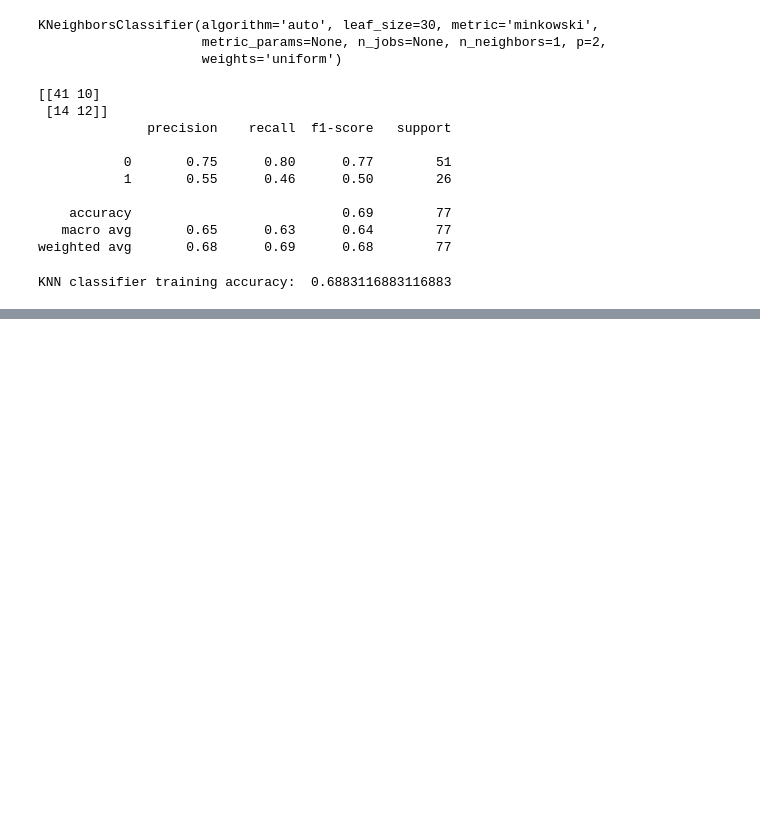
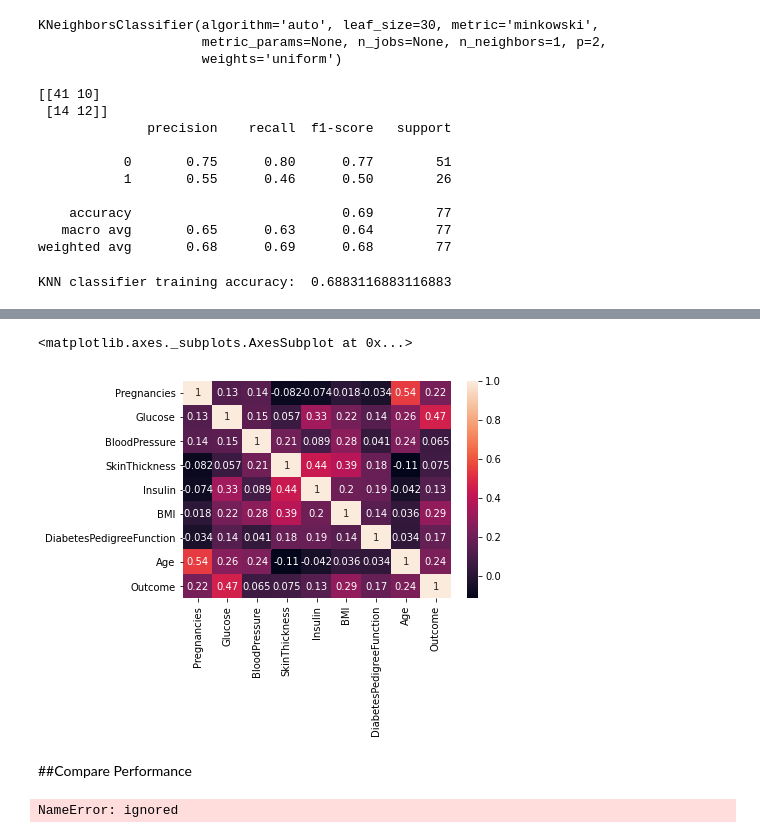
Before and after one commit to soztuanakursun/Data-Mining-Final, a Jupyter notebook: DataMiningFinal.ipynb, the cells around one changed output, grey strips where cells are left out. Saved outputs shown, nothing was run; the diff lists cells and outputs as text; code cells hidden in the pictures; blank space fills up the shorter version.

```diff
--- a/DataMiningFinal.ipynb
+++ b/DataMiningFinal.ipynb
@@ -209,0 +224,3 @@ KNN classifier training accuracy:  0.6883116883116883
+# %%
+data = pd.read_csv("diabetes.csv")
+data.head()
@@ -209,0 +250,15 @@ KNN classifier training accuracy:  0.6883116883116883
+# %%
+#We tried to show each feature among itself.
+sns.heatmap(data.corr(),annot=True)
+# %% [output]
+<matplotlib.axes._subplots.AxesSubplot at 0x...>
+[figure, added]
+# %% [markdown]
+##Compare Performance
+# %%
+#performance
+KNN_predict =[0 for _ in range(len(y_test)) ]
+log_reg_predict=[0 for _ in range(len(y_test)) ]
+forest_predict=[0 for _ in range(len(y_test)) ]
+# %% [output]
+NameError: ignored
```
Also changed, not shown: parts of 12 cells of this notebook.
